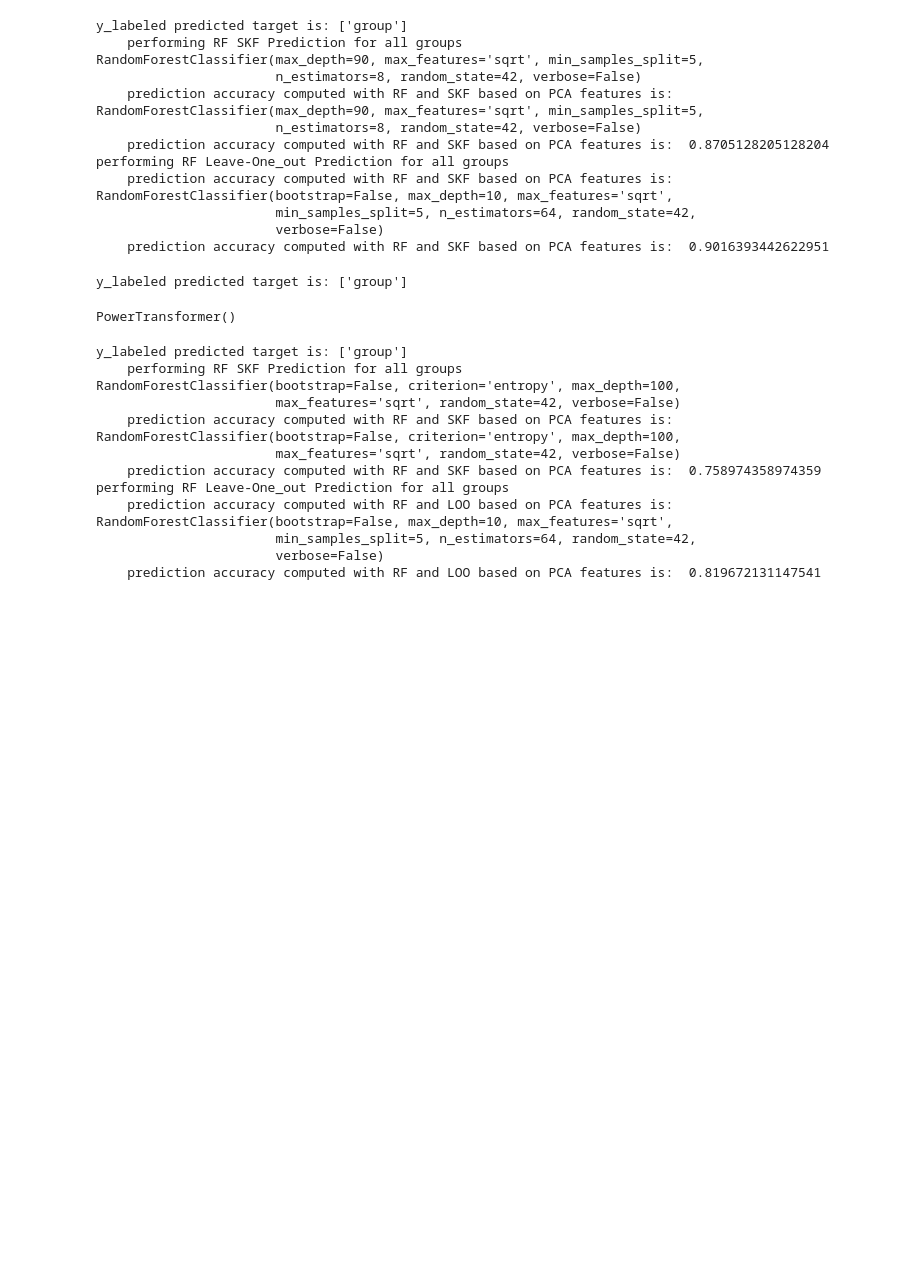
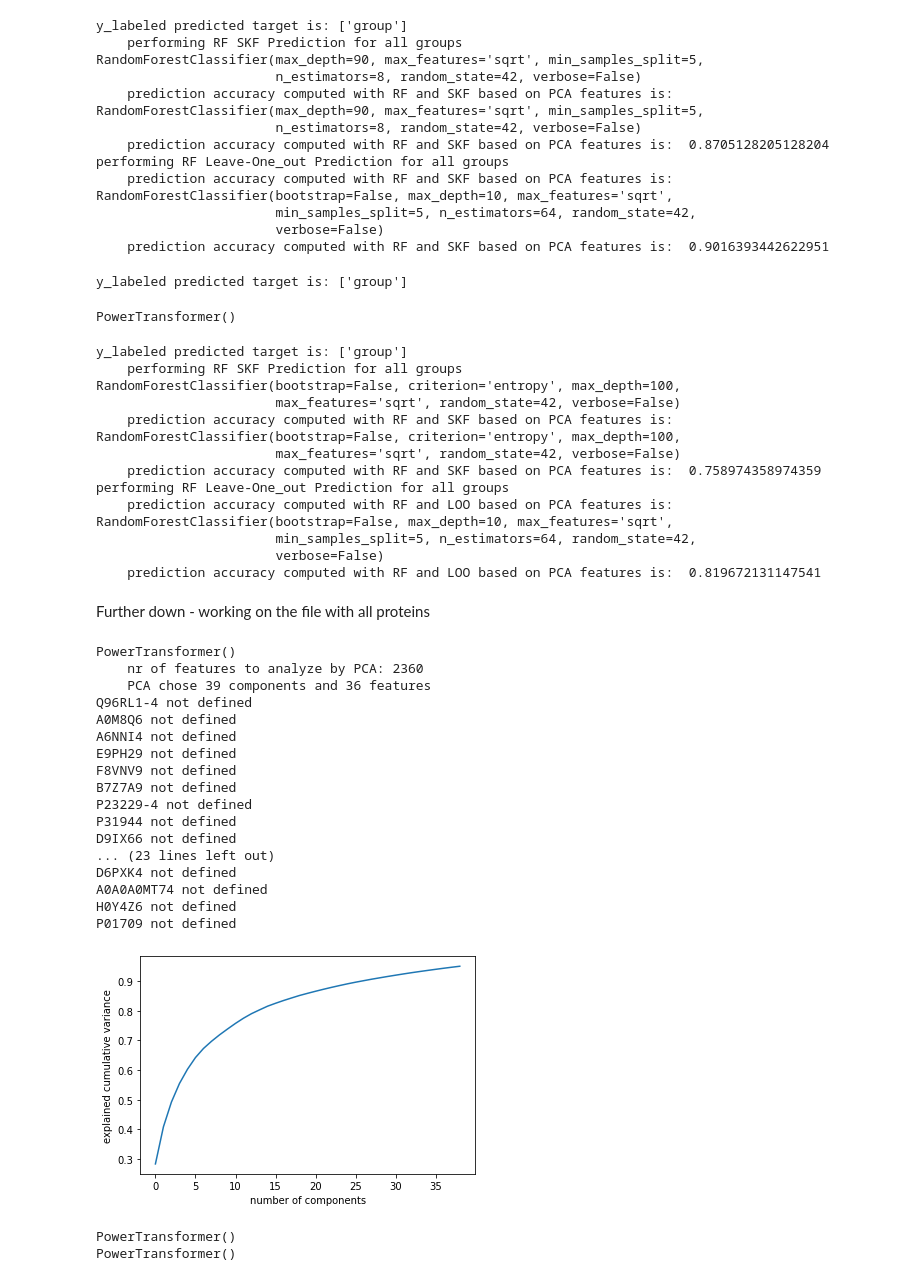
Before and after one commit to alexhanganu/hoshinolab_proteomics_age, a Jupyter notebook: testing.ipynb, the cells around one changed output. Drawn from its saved outputs; the diff is of its cells as text; code cells hidden in the pictures; blank space fills up the shorter version.

Commit message:
finished new grid, applied prediction to it

```diff
--- a/testing.ipynb
+++ b/testing.ipynb
@@ -48,13 +48,12 @@ def get_X_data_per_group_all_groups(group, predicted_target):
         return df_X, y_labeled, X_scaled, df_clin_group
 # %%
 from os import path
-def get_features_df_per_group(group, X_scaled, y_labeled, df_X, pca_threshold, use_features=True):
+def get_features_df_per_group(group, X_scaled, y_labeled, df_X, pca_threshold, path2save, use_features=True):
         features_rfe_and_rank_df = 'none'
         if use_features:
             if feature_algo == 'PCA':# using PCA
                     features = predict.get_features_based_on_pca(
-                                        varia.get_dir(path.join(stats_paths['STATS_HOME'],
-                                                                stats_paths['features'])),
+                                        path2save,
                                         pca_threshold,
                                         X_scaled, cols_X,
                                         group, atlas, lang)
@@ -440,3 +439,5 @@ for feat in features:
             fig_name = f'{param_y}_{feat}.png'
             sns_plot.savefig(path.join(PATH_2plots, fig_name))
             plt.close()
+# %% [markdown]
+Further down - working on the file with all proteins
@@ -442,0 +447,57 @@ for feat in features:
+# %%
+# working with grid of all proteins
+# proteins with CON - are removed
+
+grid_f = os.path.join(materials, 'grid_202002.csv')
+df_final_grid = pd.read_csv(grid_f)
+col2rm = [i for i in df_final_grid.columns if 'CON' in i]
+df_final_grid.drop(columns=col2rm, inplace=True)
+df_final_grid.set_index('sample name', inplace=True)
+df_user_stats = df_final_grid.copy()
+df_adjusted   = df_final_grid.copy()
+df_adjusted.drop(columns='group', inplace=True)
+cols_X        = df_final_grid.columns.tolist()
+# %%
+# group param is removed to exclude from prediction algo
+group = 'all'
+predicted_target = project_vars["prediction_target"]
+col2rm = project_vars['group_param']
+df_user_stats.drop(columns=[col2rm], inplace=True)
+df_final_grid.drop(columns=[col2rm], inplace=True)
+df_adjusted.drop(columns=[col2rm], inplace=True)
+if col2rm in cols_X:
+    cols_X.remove(col2rm)
+print(f'y_labeled predicted target is: {predicted_target}, EXCLUDED: {col2rm}, group parameter')
+
+df_X, y_labeled, X_scaled, df_clin_group = get_X_data_per_group_all_groups(group, predicted_target)
+
+# ================================
+use_features = True
+feature_algo = "PCA"
+atlas = "DK"
+lang='EN'
+features = cols_X #specific for the hoshinolab_proteomics_age project
+pca_threshold = 0.95#nimb_stats["STATS_PARAMS"]["prediction_vars"]['pca_threshold']
+path2save = '/home/ssp/Desktop'#varia.get_dir(path.join(stats_paths['STATS_HOME'], stats_paths['features'])),
+df_with_features, features, features_rfe_and_rank_df = get_features_df_per_group(group, X_scaled, y_labeled,
+                                                                                 df_X, pca_threshold,
+                                                                                 path2save,use_features)
+# %% [output]
+PowerTransformer()
+    nr of features to analyze by PCA: 2360
+    PCA chose 39 components and 36 features
+Q96RL1-4 not defined
+A0M8Q6 not defined
+A6NNI4 not defined
+E9PH29 not defined
+F8VNV9 not defined
+B7Z7A9 not defined
+P23229-4 not defined
+P31944 not defined
+D9IX66 not defined
+... (23 lines left out)
+D6PXK4 not defined
+A0A0A0MT74 not defined
+H0Y4Z6 not defined
+P01709 not defined
+[figure, added]
@@ -442,0 +529,8 @@ for feat in features:
+# %%
+group1 = 'adults'
+group2 = 'children'
+df_X1, y_labeled1, X_scaled1, df_clin_group1 = get_X_data_per_group_all_groups(group1, predicted_target)
+df_X2, y_labeled2, X_scaled2, df_clin_group2 = get_X_data_per_group_all_groups(group2, predicted_target)
+# %% [output]
+PowerTransformer()
+PowerTransformer()
```
Also changed, not shown: parts of 7 cells of this notebook, 1 other file.
